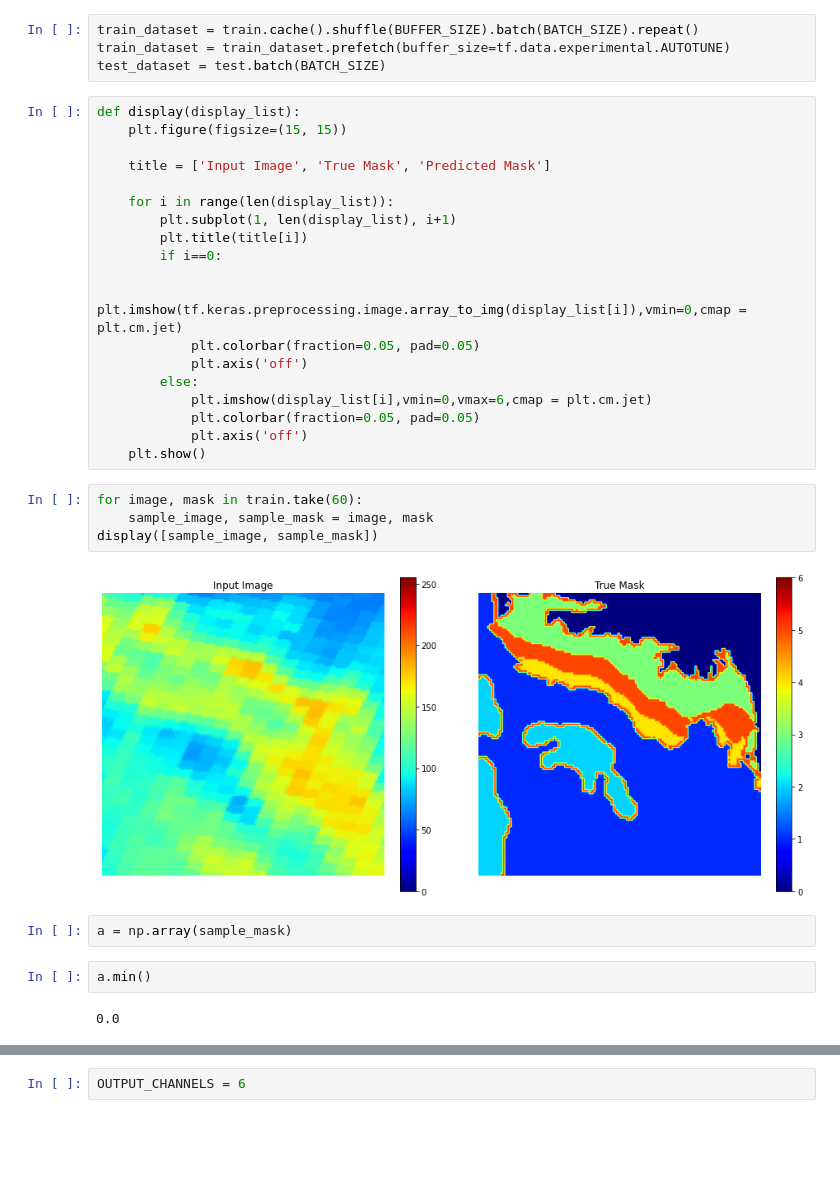
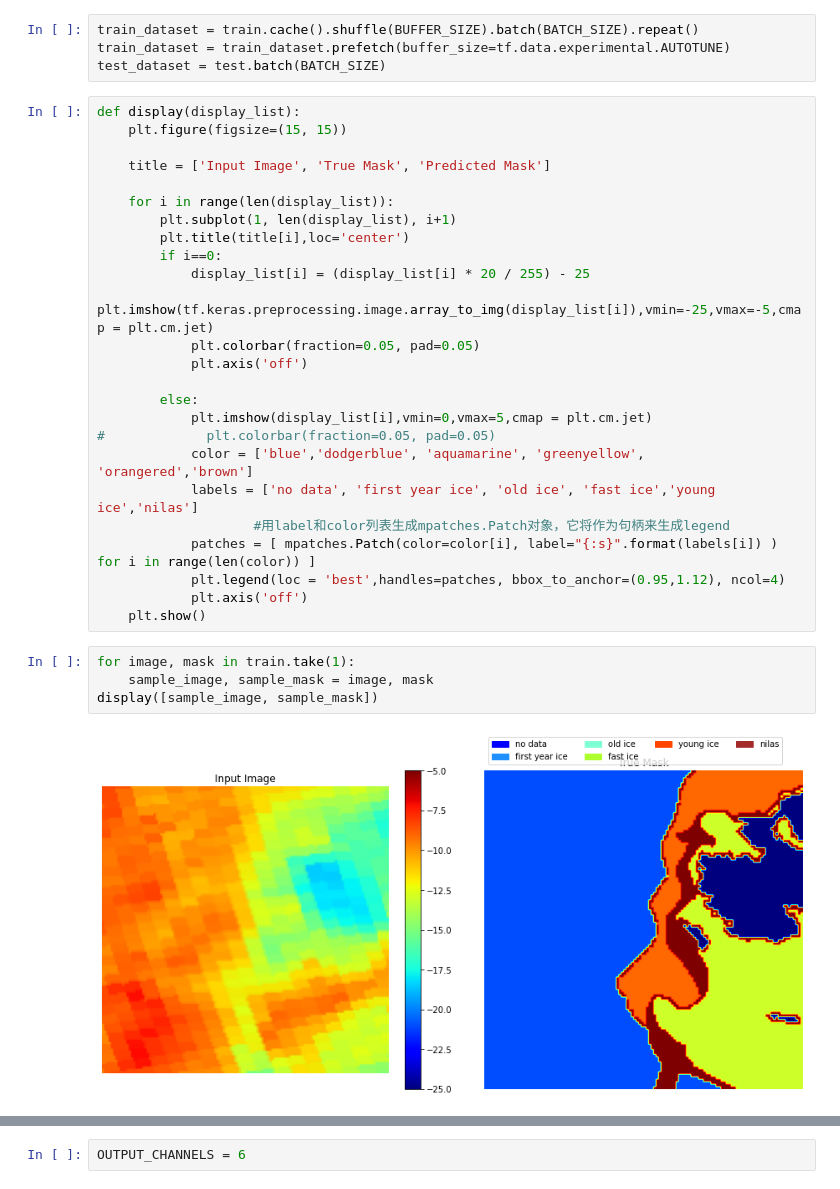
Before and after one commit to LittlematchLM/sea_ice_classification, a Jupyter notebook: train_test.ipynb, the cells around one changed output, grey strips where cells are left out. Cells and saved outputs as stored; diff of their text form; blank space fills up the shorter version.

```diff
--- a/train_test.ipynb
+++ b/train_test.ipynb
@@ -383,26 +384,26 @@ def display(display_list):
 
     for i in range(len(display_list)):
         plt.subplot(1, len(display_list), i+1)
-        plt.title(title[i])
+        plt.title(title[i],loc='center')
         if i==0:
-
-            plt.imshow(tf.keras.preprocessing.image.array_to_img(display_list[i]),vmin=0,cmap = plt.cm.jet)
+            display_list[i] = (display_list[i] * 20 / 255) - 25
+            plt.imshow(tf.keras.preprocessing.image.array_to_img(display_list[i]),vmin=-25,vmax=-5,cmap = plt.cm.jet)
             plt.colorbar(fraction=0.05, pad=0.05)
             plt.axis('off')
+
         else:
-            plt.imshow(display_list[i],vmin=0,vmax=6,cmap = plt.cm.jet)
-            plt.colorbar(fraction=0.05, pad=0.05)
+            plt.imshow(display_list[i],vmin=0,vmax=5,cmap = plt.cm.jet)
+#             plt.colorbar(fraction=0.05, pad=0.05)
+            color = ['blue','dodgerblue', 'aquamarine', 'greenyellow', 'orangered','brown']
+            labels = ['no data', 'first year ice', 'old ice', 'fast ice','young ice','nilas']
+                    #用label和color列表生成mpatches.Patch对象，它将作为句柄来生成legend
+            patches = [ mpatches.Patch(color=color[i], label="{:s}".format(labels[i]) ) for i in range(len(color)) ]
+            plt.legend(loc = 'best',handles=patches, bbox_to_anchor=(0.95,1.12), ncol=4)
             plt.axis('off')
     plt.show()
 # %%
-for image, mask in train.take(60):
+for image, mask in train.take(1):
     sample_image, sample_mask = image, mask
 display([sample_image, sample_mask])
 # %% [output]
-[figure, old version]
+[figure, new version]
-# %%
-a = np.array(sample_mask)
-# %%
-a.min()
-# %% [output]
-0.0
```
Also changed, not shown: parts of 13 cells of this notebook, 3 other files.
